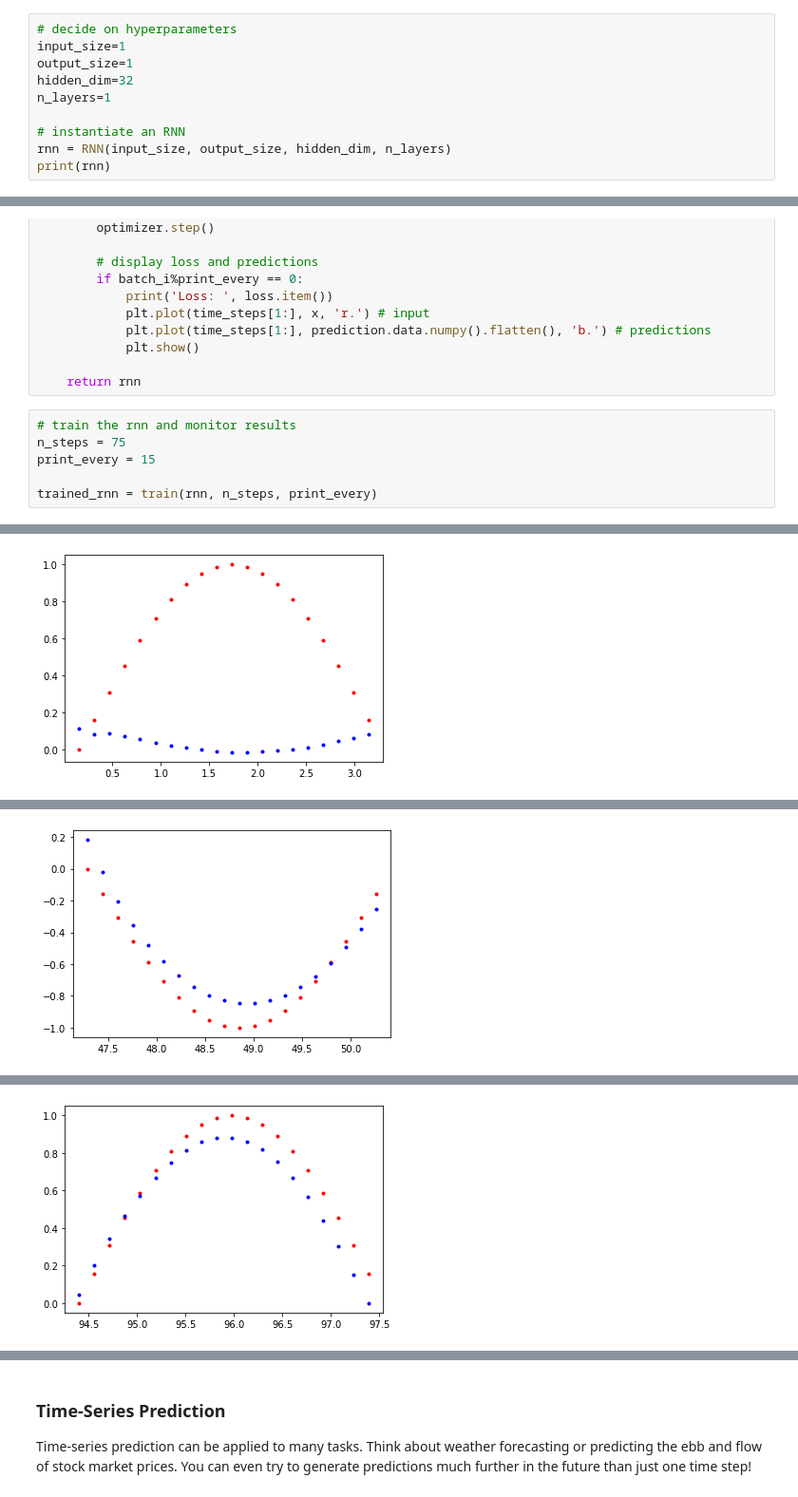
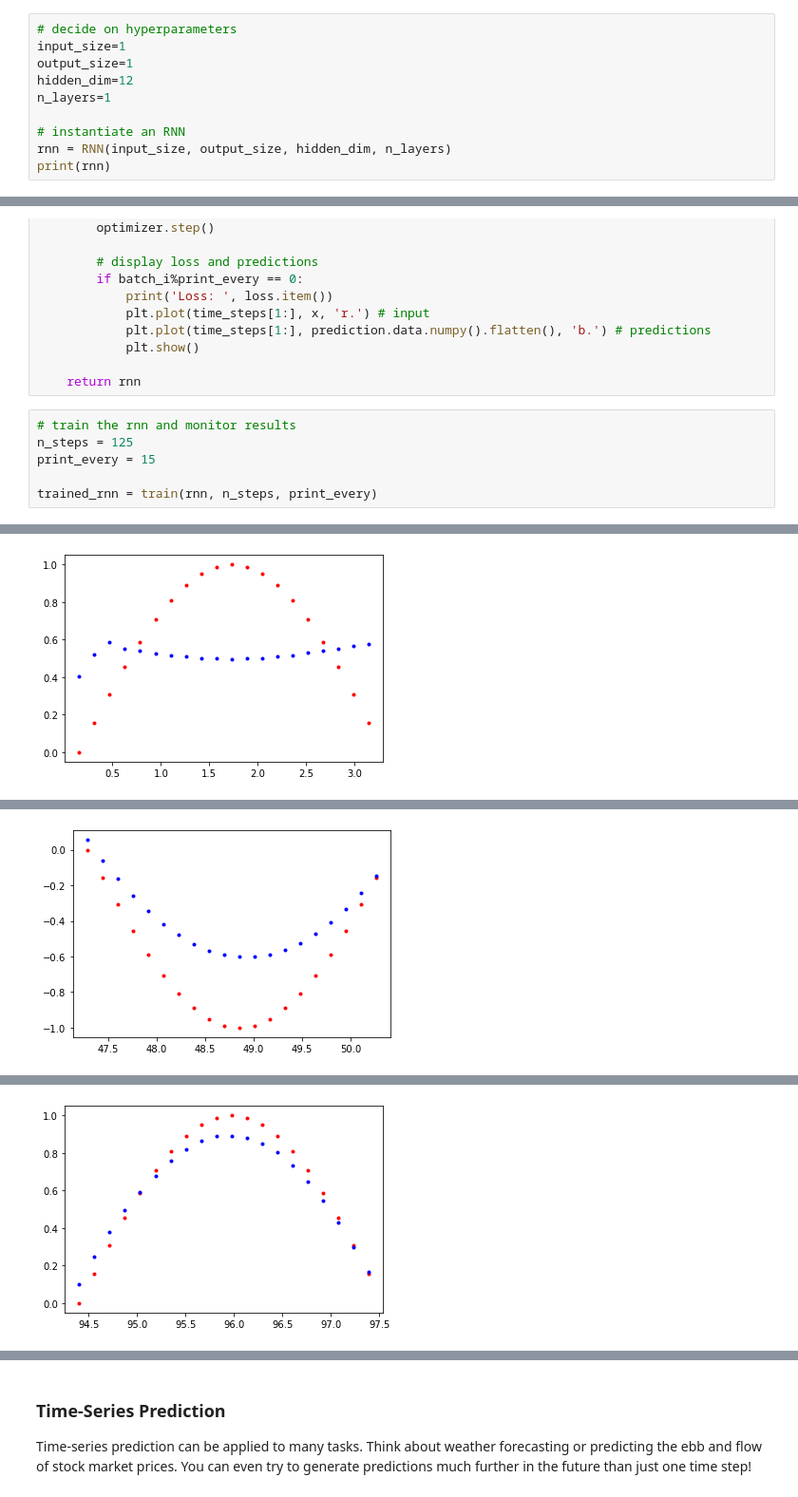
Before and after one commit to esparig/deep-learning-nanodegree, a Jupyter notebook: recurrent-neural-networks/time-series/Simple_RNN.ipynb, the cells around one changed output, grey strips where cells are left out. Shown at 95% size. Drawn from its saved outputs; the diff is of its cells as text.

```diff
--- a/recurrent-neural-networks/time-series/Simple_RNN.ipynb
+++ b/recurrent-neural-networks/time-series/Simple_RNN.ipynb
@@ -110,7 +184,7 @@ Next, we'll instantiate an RNN with some specified hyperparameters. Then train i
 # decide on hyperparameters
 input_size=1
 output_size=1
-hidden_dim=32
+hidden_dim=12
 n_layers=1
 
 # instantiate an RNN
@@ -188,7 +262,7 @@ def train(rnn, n_steps, print_every):
     return rnn
 # %%
 # train the rnn and monitor results
-n_steps = 75
+n_steps = 125
 print_every = 15
 
 trained_rnn = train(rnn, n_steps, print_every)
@@ -197 +271 @@ Loss:  0.4820646345615387
-[figure, old version]
+[figure, new version]
@@ -199 +273 @@ Loss:  0.03903086856007576
-[figure, old version]
+[figure, new version]
@@ -201 +275 @@ Loss:  0.009527722373604774
-[figure, old version]
+[figure, new version]
```
Also changed, not shown: parts of 6 cells of this notebook, 1 other file.
